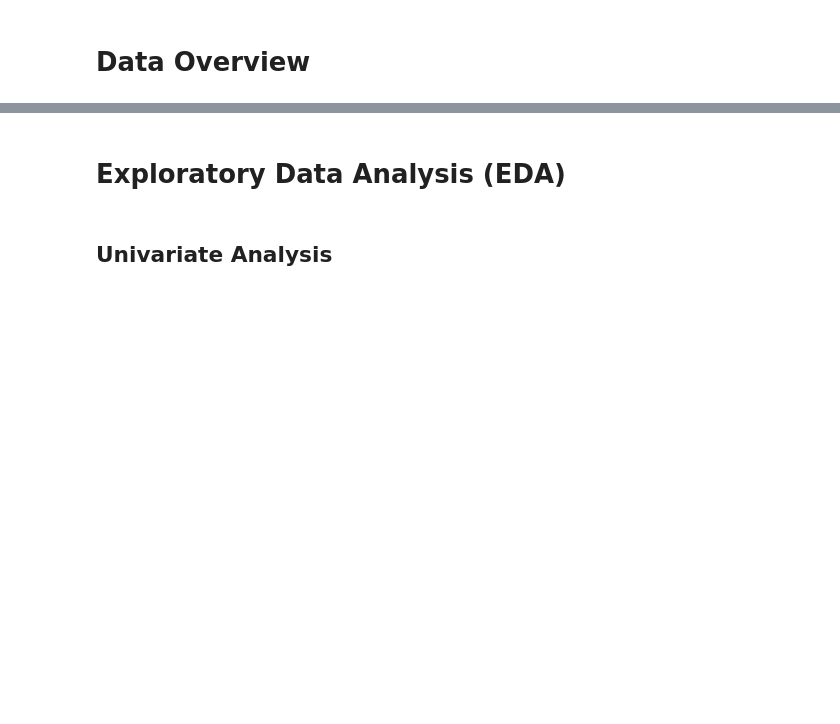
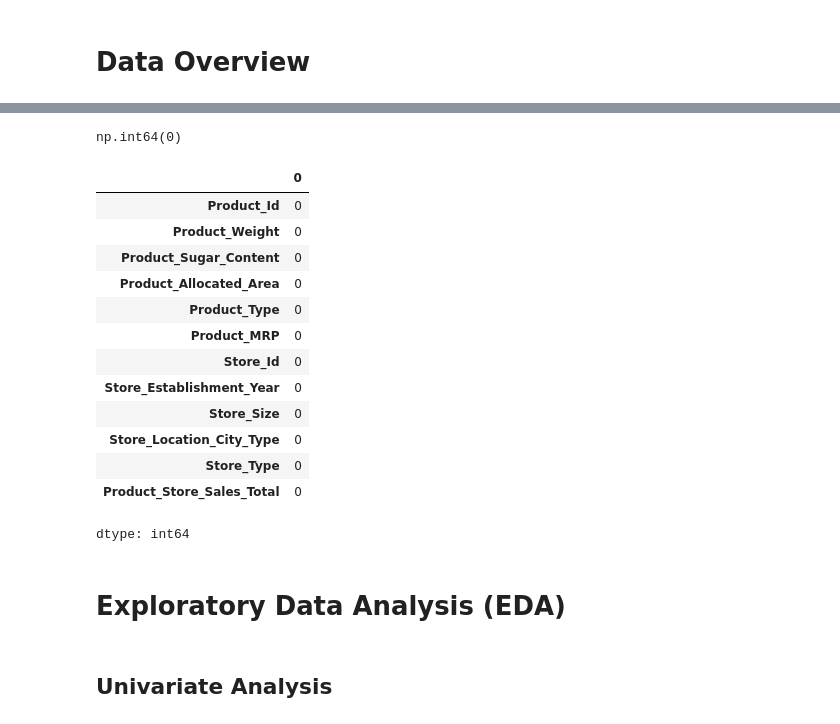
Before and after one commit to SarojaDadi/SuperKart_Full_Code_Version, a Jupyter notebook: SuperKart_Model_Refactored.ipynb, the cells around one changed output, grey strips where cells are left out. Saved outputs shown, nothing was run; the diff lists cells and outputs as text; code cells hidden in the pictures; blank space fills up the shorter version.

```diff
--- a/SuperKart_Model_Refactored.ipynb
+++ b/SuperKart_Model_Refactored.ipynb
@@ -143,3 +190,26 @@ dataset = SuperKart_data.copy()
+# %%
+# checking for duplicate values
+dataset.duplicated().sum()
+# %% [output]
+np.int64(0)
+# %%
+# checking for missing values
+dataset.isnull().sum()
+# %% [output]
+|  | 0 |
+| Product_Id | 0 |
+| Product_Weight | 0 |
+| Product_Sugar_Content | 0 |
+| Product_Allocated_Area | 0 |
+| Product_Type | 0 |
+| Product_MRP | 0 |
+| Store_Id | 0 |
+| Store_Establishment_Year | 0 |
+| Store_Size | 0 |
+| Store_Location_City_Type | 0 |
+| Store_Type | 0 |
+| Product_Store_Sales_Total | 0 |
+dtype: int64
 # %% [markdown]
 # **Exploratory Data Analysis (EDA)**
 # %% [markdown]
```
Also changed, not shown: parts of 4 cells of this notebook.
